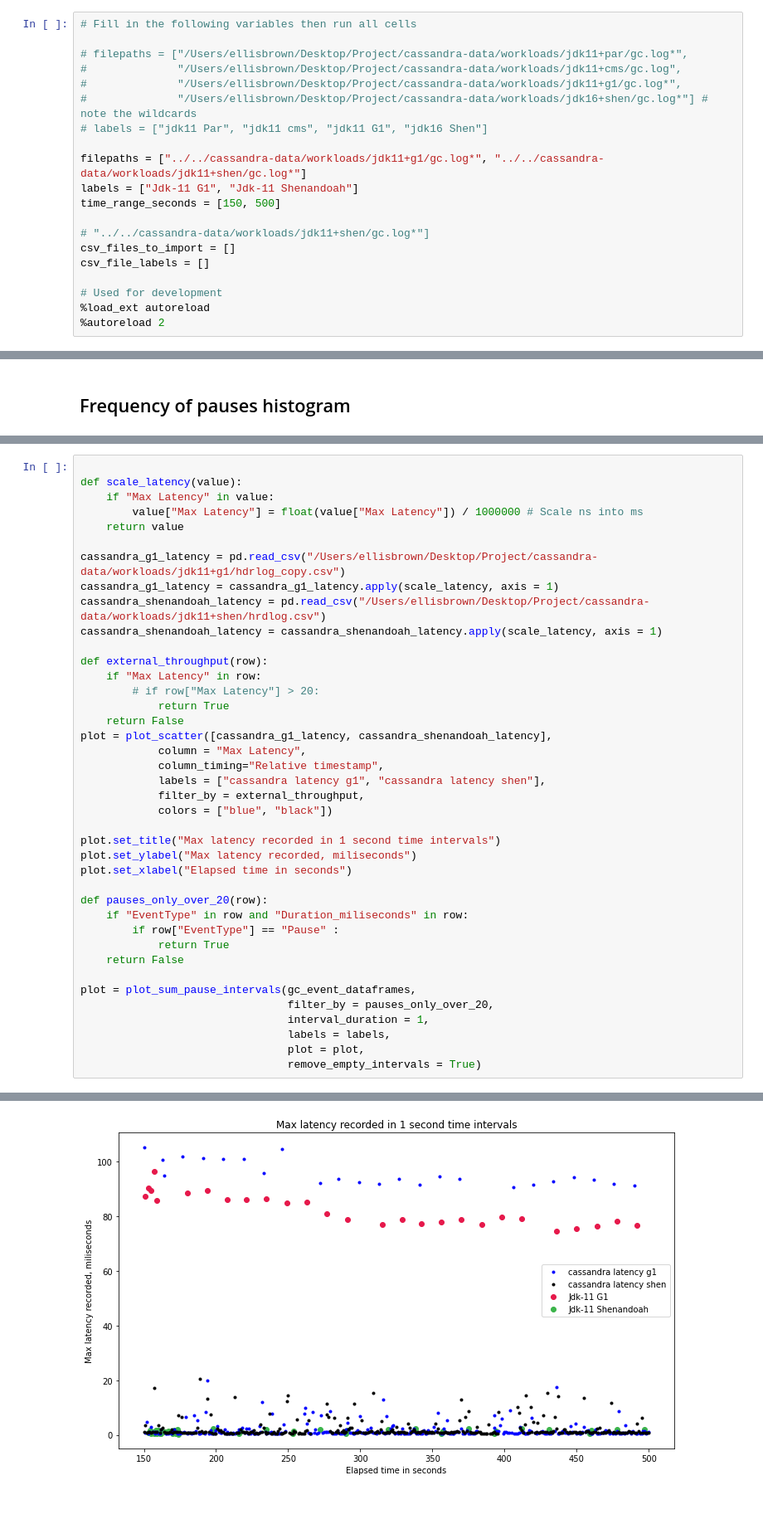
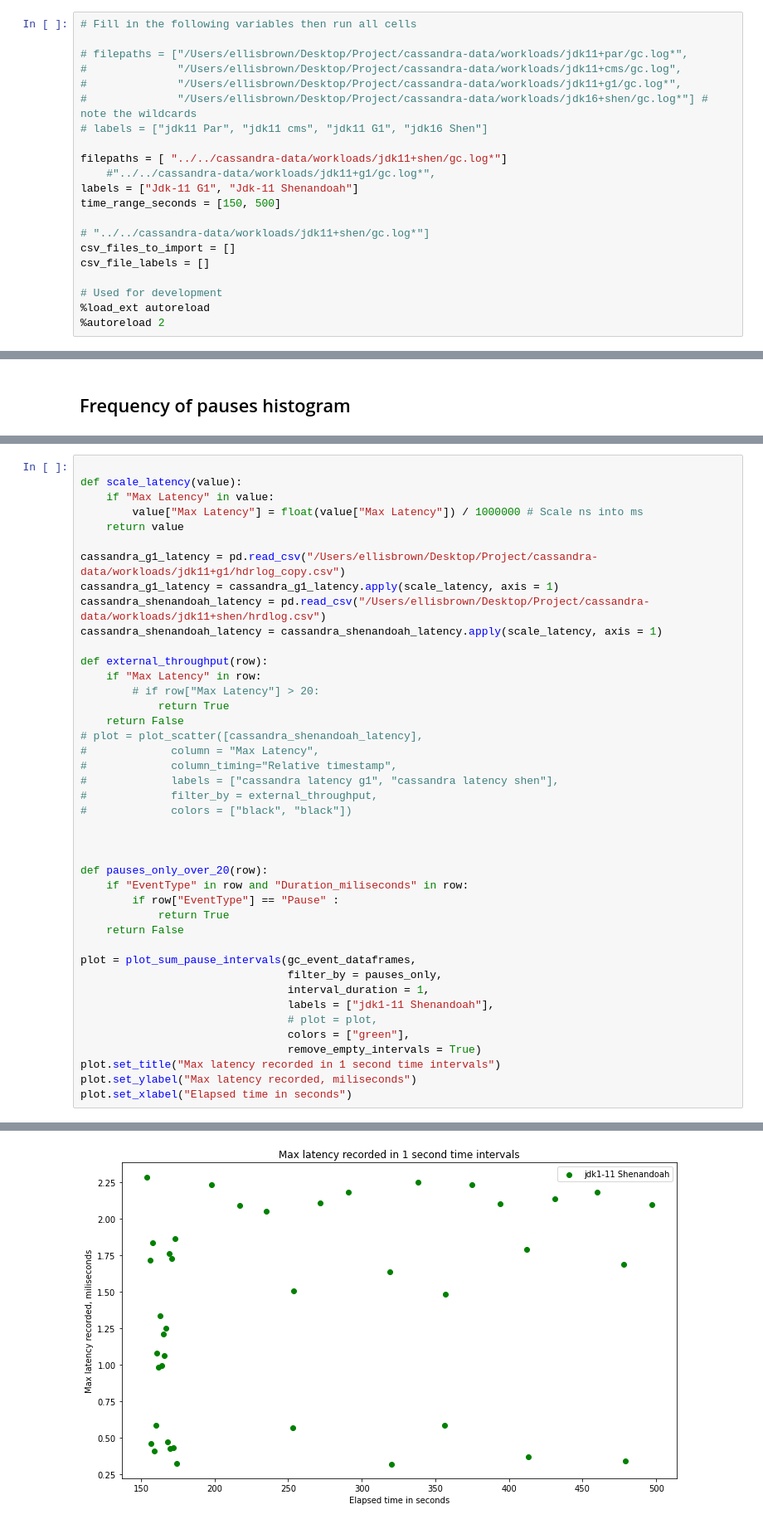
Before and after one commit to apple/GCGC, a Jupyter notebook: src/notebooks/analyze_logs_dev.ipynb, the cells around one changed output, grey strips where cells are left out. Shown at 83% size. Saved outputs shown, nothing was run; the diff lists cells and outputs as text.

```diff
--- a/src/notebooks/analyze_logs_dev.ipynb
+++ b/src/notebooks/analyze_logs_dev.ipynb
@@ -15,7 +15,8 @@ Note: The following edge cases are known and not handled automatically:
 #              "/Users/ellisbrown/Desktop/Project/cassandra-data/workloads/jdk16+shen/gc.log*"] # note the wildcards
 # labels = ["jdk11 Par", "jdk11 cms", "jdk11 G1", "jdk16 Shen"]
 
-filepaths = ["../../cassandra-data/workloads/jdk11+g1/gc.log*", "../../cassandra-data/workloads/jdk11+shen/gc.log*"]
+filepaths = [ "../../cassandra-data/workloads/jdk11+shen/gc.log*"]
+    #"../../cassandra-data/workloads/jdk11+g1/gc.log*",
 labels = ["Jdk-11 G1", "Jdk-11 Shenandoah"]
 time_range_seconds = [150, 500]
 
@@ -460,16 +457,14 @@ def external_throughput(row):
         # if row["Max Latency"] > 20:
             return True
     return False
-plot = plot_scatter([cassandra_g1_latency, cassandra_shenandoah_latency],
-            column = "Max Latency",
-            column_timing="Relative timestamp",
-            labels = ["cassandra latency g1", "cassandra latency shen"],
-            filter_by = external_throughput,
-            colors = ["blue", "black"])
+# plot = plot_scatter([cassandra_shenandoah_latency],
+#             column = "Max Latency",
+#             column_timing="Relative timestamp",
+#             labels = ["cassandra latency g1", "cassandra latency shen"],
+#             filter_by = external_throughput,
+#             colors = ["black", "black"])
 
-plot.set_title("Max latency recorded in 1 second time intervals")
-plot.set_ylabel("Max latency recorded, miliseconds")
-plot.set_xlabel("Elapsed time in seconds")
+
 
 def pauses_only_over_20(row):
     if "EventType" in row and "Duration_miliseconds" in row:
@@ -478,9 +473,13 @@ def pauses_only_over_20(row):
     return False
 
 plot = plot_sum_pause_intervals(gc_event_dataframes,
-                                filter_by = pauses_only_over_20,
+                                filter_by = pauses_only,
                                 interval_duration = 1,
-                                labels = labels,
-                                plot = plot,
+                                labels = ["jdk1-11 Shenandoah"],
+                                # plot = plot,
+                                colors = ["green"],
                                 remove_empty_intervals = True)
+plot.set_title("Max latency recorded in 1 second time intervals")
+plot.set_ylabel("Max latency recorded, miliseconds")
+plot.set_xlabel("Elapsed time in seconds")
 # %% [output]
@@ -487,4 +487,4 @@ plot = plot_sum_pause_intervals(gc_event_dataframes,
-[figure, old version]
+[figure, new version]
 # %%
 plot = plot_scatter([cassandra_g1_latency],
             column = "Max Latency",
```
Also changed, not shown: parts of 20 cells of this notebook.
